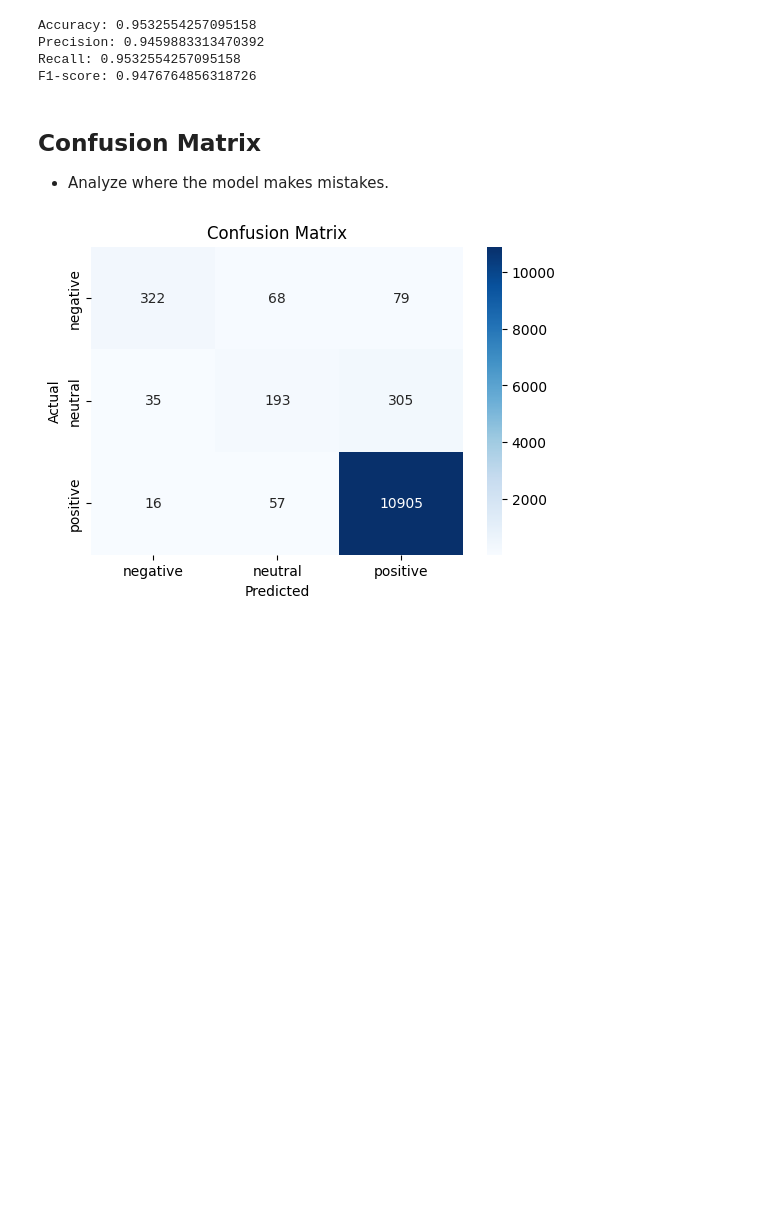
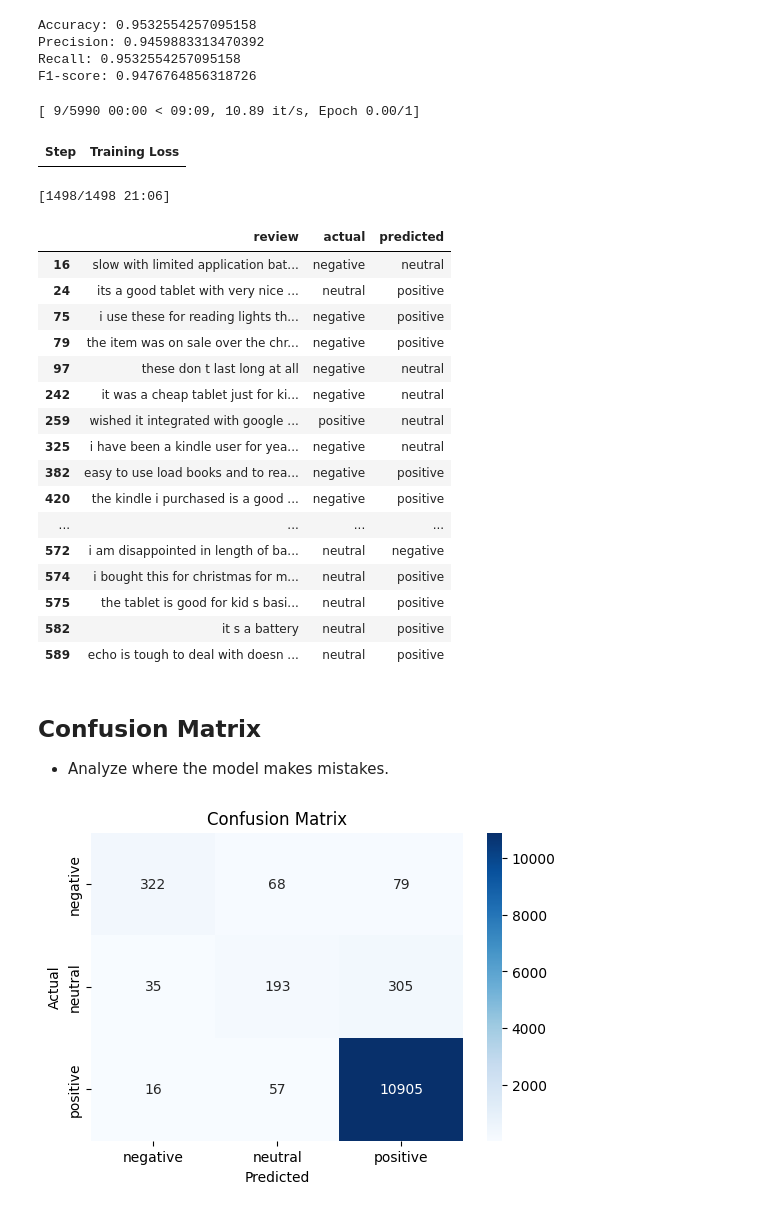
Before and after one commit to DimiGretsistas/Automated-Customers-Reviews-Project, a Jupyter notebook: notebooks/02_classifier.ipynb, the cells around one changed output. Saved outputs shown, nothing was run; the diff lists cells and outputs as text; code cells hidden in the pictures; blank space fills up the shorter version.

Commit message:
added chart with guessed wrong predictions

```diff
--- a/notebooks/02_classifier.ipynb
+++ b/notebooks/02_classifier.ipynb
@@ -394,6 +412,58 @@ Accuracy: 0.9532554257095158
 Precision: 0.9459883313470392
 Recall: 0.9532554257095158
 F1-score: 0.9476764856318726
+# %%
+# Generate predictions first
+predictions = trainer.predict(test_dataset)
+
+# Convert logits to predicted labels
+y_pred = predictions.predictions.argmax(axis=1)
+
+# Create dataframe with wrong predictions
+wrong_predictions = pd.DataFrame({
+    "review": X_test.tolist(),
+    "actual": y_test.tolist(),
+    "predicted": y_pred
+})
+
+# Keep only wrong predictions
+wrong_predictions = wrong_predictions[
+    wrong_predictions["actual"] != wrong_predictions["predicted"]
+]
+
+# Convert numeric labels back to text
+reverse_label_map = {
+    0: "negative",
+    1: "neutral",
+    2: "positive"
+}
+
+wrong_predictions["actual"] = wrong_predictions["actual"].map(reverse_label_map)
+wrong_predictions["predicted"] = wrong_predictions["predicted"].map(reverse_label_map)
+
+# Show wrong reviews
+wrong_predictions.head(20)
+# %% [output]
+[ 9/5990 00:00 < 09:09, 10.89 it/s, Epoch 0.00/1]
+| Step | Training Loss |
+[1498/1498 21:06]
+|  | review | actual | predicted |
+| 16 | slow with limited application bat... | negative | neutral |
+| 24 | its a good tablet with very nice ... | neutral | positive |
+| 75 | i use these for reading lights th... | negative | positive |
+| 79 | the item was on sale over the chr... | negative | positive |
+| 97 | these don t last long at all | negative | neutral |
+| 242 | it was a cheap tablet just for ki... | negative | neutral |
+| 259 | wished it integrated with google ... | positive | neutral |
+| 325 | i have been a kindle user for yea... | negative | neutral |
+| 382 | easy to use load books and to rea... | negative | positive |
+| 420 | the kindle i purchased is a good ... | negative | positive |
+| ... | ... | ... | ... |
+| 572 | i am disappointed in length of ba... | neutral | negative |
+| 574 | i bought this for christmas for m... | neutral | positive |
+| 575 | the tablet is good for kid s basi... | neutral | positive |
+| 582 | it s a battery | neutral | positive |
+| 589 | echo is tough to deal with doesn ... | neutral | positive |
 # %% [markdown]
 ## Confusion Matrix
 - Analyze where the model makes mistakes.
```
Also changed, not shown: parts of 1 cell of this notebook.
